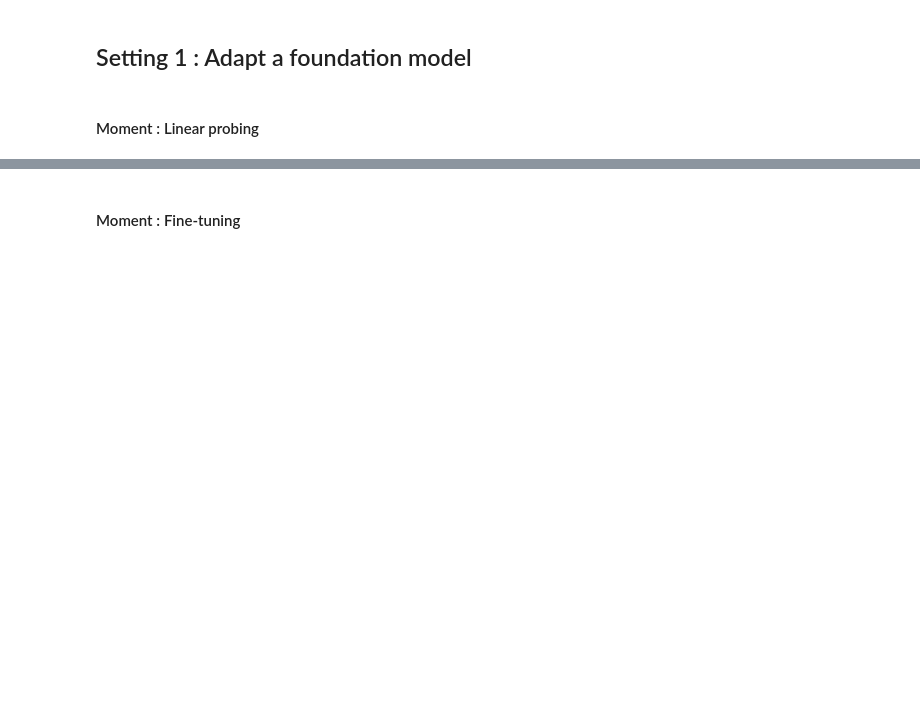
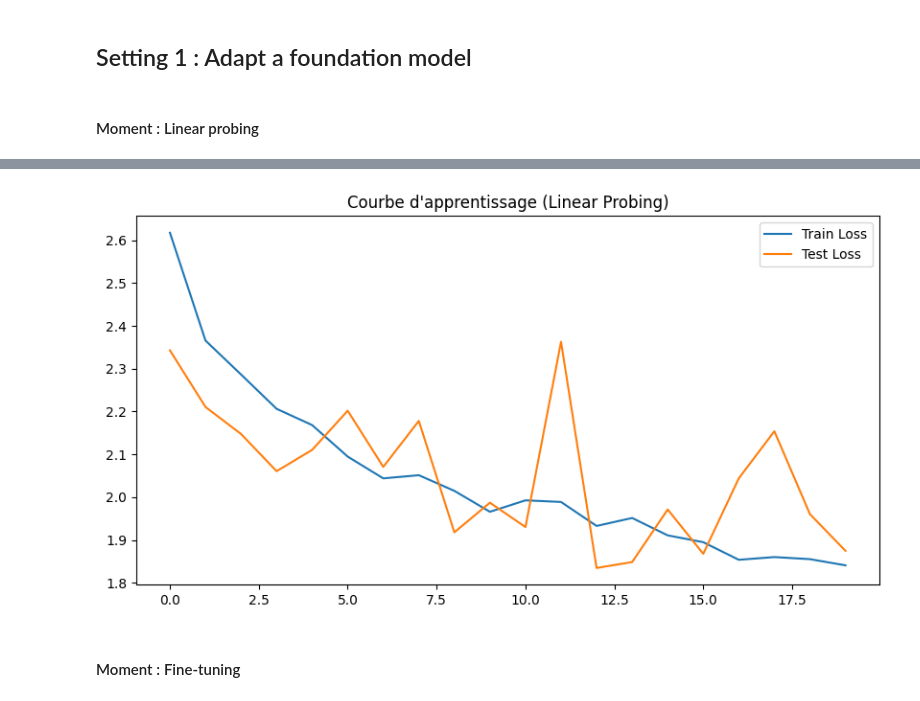
Before and after one commit to scartriche/lsst-moment-classification, a Jupyter notebook: time-series-project.ipynb, the cells around one changed output, grey strips where cells are left out. Saved outputs shown, nothing was run; the diff lists cells and outputs as text; code cells hidden in the pictures; blank space fills up the shorter version.

```diff
--- a/time-series-project.ipynb
+++ b/time-series-project.ipynb
@@ -110,6 +110,36 @@ class TimeSeriesCNN(nn.Module):
         x = self.features(x)
         x = x.view(x.size(0), -1)
         return self.classifier(x)
+# %%
+class TimeSeriesCNN(nn.Module):
+    def __init__(self, in_channels, num_classes):
+        super().__init__()
+        self.features = nn.Sequential(
+            nn.Conv1d(in_channels, 64, kernel_size=3, padding=1),
+            nn.BatchNorm1d(64), nn.GELU(),
+
+            nn.Conv1d(64, 128, kernel_size=3, padding=1),
+            nn.BatchNorm1d(128), nn.GELU(),
+
+            nn.AdaptiveAvgPool1d(8),
+
+
+            nn.Conv1d(128, 256, kernel_size=3, padding=1),
+            nn.BatchNorm1d(256), nn.GELU(),
+
+            nn.AdaptiveAvgPool1d(1)
+        )
+
+        self.classifier = nn.Sequential(
+            nn.Flatten(),
+            nn.Linear(256, 128),
+            nn.Linear(128, num_classes)
+        )
+
+    def forward(self, x):
+        x = self.features(x)
+        x = x.view(x.size(0), -1)
+        return self.classifier(x)
 # %%
 model = TimeSeriesCNN(in_channels=X_train.shape[2], num_classes=num_classes).to(DEVICE)
 criterion = nn.CrossEntropyLoss(weights_tensor)
@@ -281,3 +367,13 @@ Epoch [20/20] | Loss: 2.2150 | Acc: 0.3325 | F1: 0.1986
+# %%
+# quick verification of overfitting
+plt.figure(figsize=(10, 5))
+plt.plot(history_lp['train_loss'], label='Train Loss')
+plt.plot(history_lp['test_loss'], label='Test Loss')
+plt.title('Courbe d\'apprentissage (Linear Probing)')
+plt.legend()
+plt.show()
+# %% [output]
+[figure, added]
 # %% [markdown]
 #### Moment : Fine-tuning
 # %%
```
Also changed, not shown: parts of 12 cells of this notebook.
